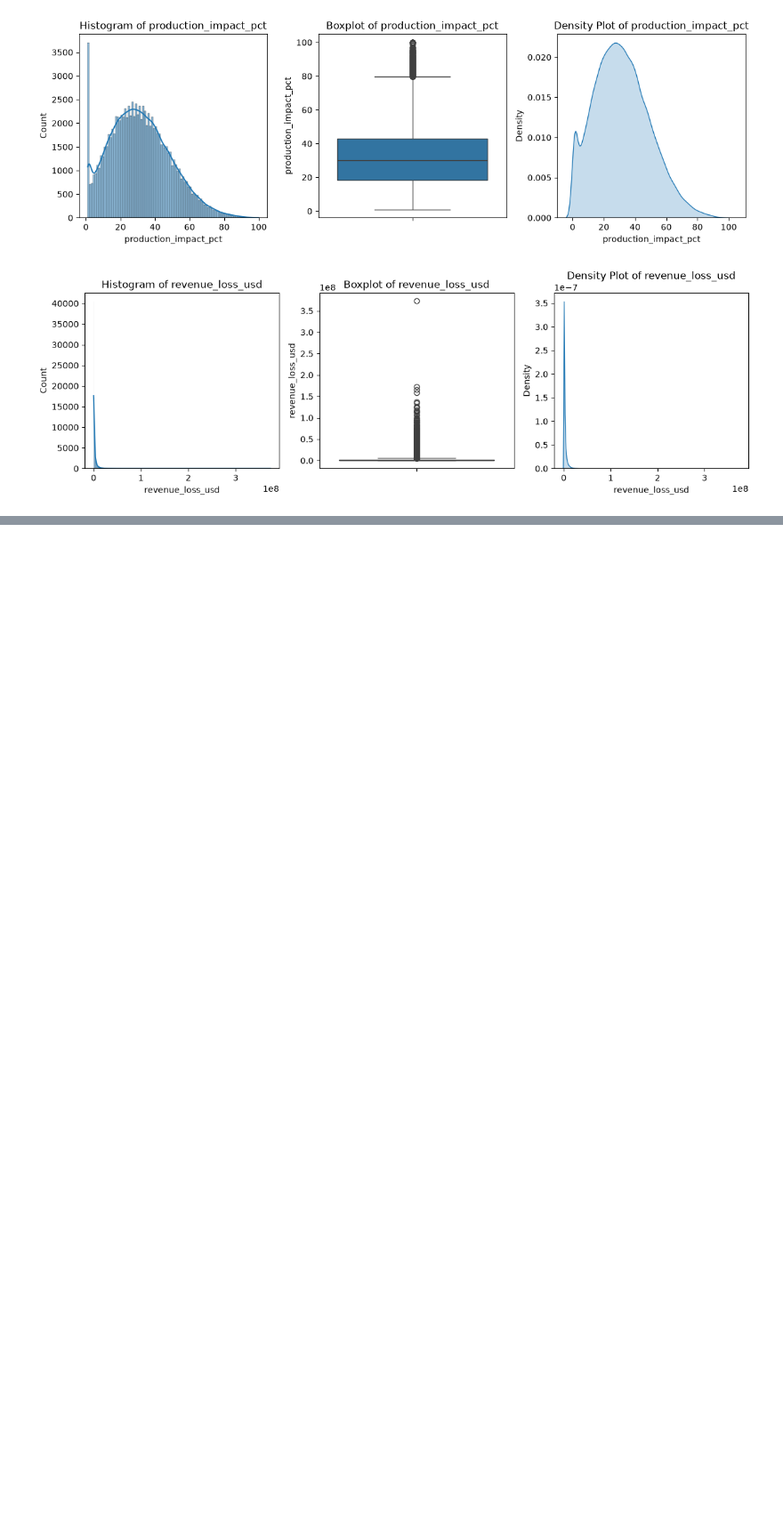
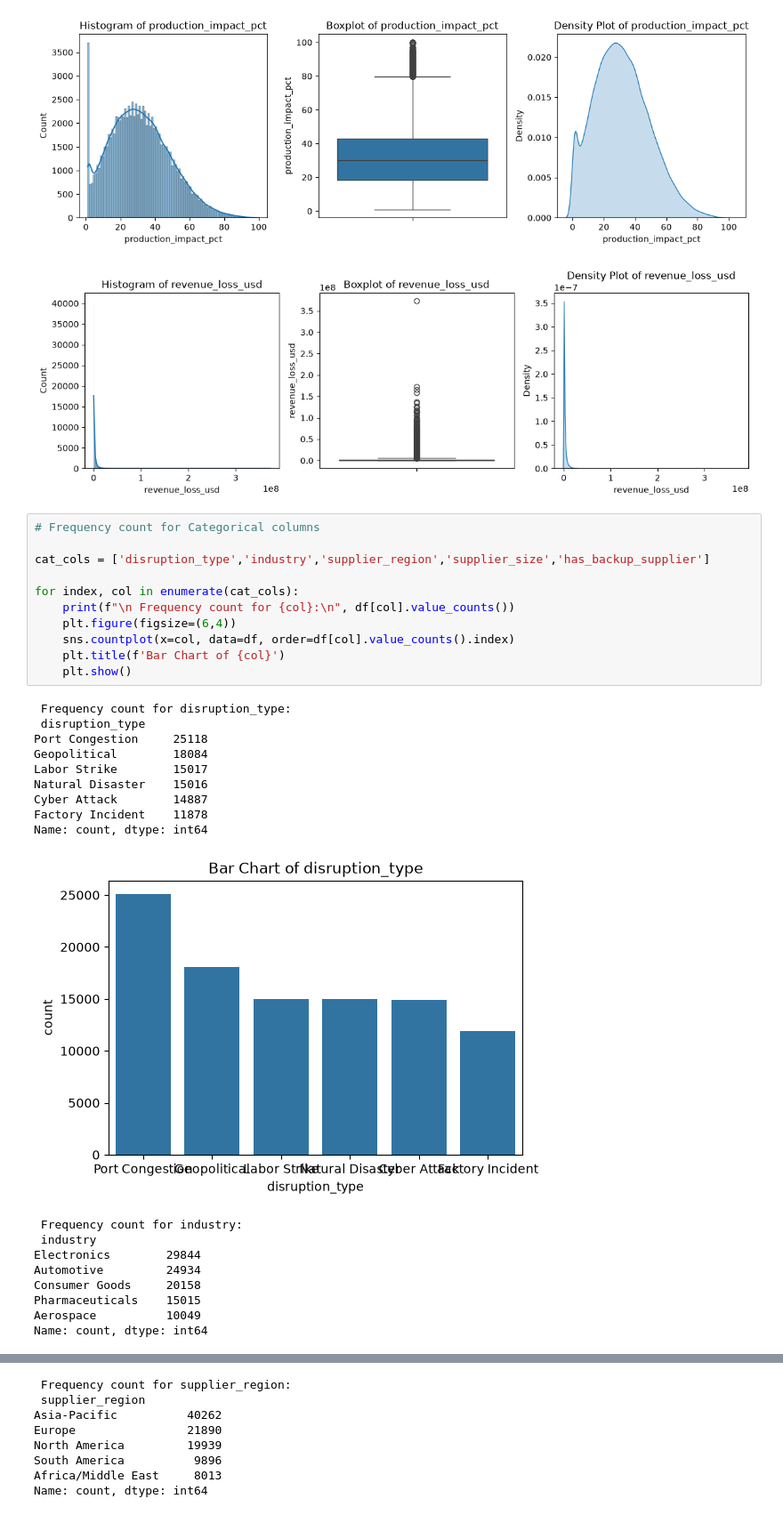
Before and after one commit to underiya-ai/AtmoGraph-Supply-Chain-Ripple-Effect-Predictor, a Jupyter notebook: eda_src/notebooks/eda.ipynb, the cells around one changed output, grey strips where cells are left out. Shown at 89% size. Saved outputs shown, nothing was run; the diff lists cells and outputs as text; blank space fills up the shorter version.

Commit message:
Frequency count for categorical columns

```diff
--- a/eda_src/notebooks/eda.ipynb
+++ b/eda_src/notebooks/eda.ipynb
@@ -86,3 +86,33 @@ for col in numeric_cols:
 [figure]
 [figure]
 [figure]
+# %%
+# Frequency count for Categorical columns
+
+cat_cols = ['disruption_type','industry','supplier_region','supplier_size','has_backup_supplier']
+
+for index, col in enumerate(cat_cols):
+    print(f"\n Frequency count for {col}:\n", df[col].value_counts())
+    plt.figure(figsize=(6,4))
+    sns.countplot(x=col, data=df, order=df[col].value_counts().index)
+    plt.title(f'Bar Chart of {col}')
+    plt.show()
+# %% [output]
+ Frequency count for disruption_type:
+ disruption_type
+Port Congestion     25118
+Geopolitical        18084
+Labor Strike        15017
+Natural Disaster    15016
+Cyber Attack        14887
+Factory Incident    11878
+Name: count, dtype: int64
+[figure, added]
+ Frequency count for industry:
+ industry
+Electronics        29844
+Automotive         24934
+Consumer Goods     20158
+Pharmaceuticals    15015
+Aerospace          10049
+Name: count, dtype: int64
@@ -88,0 +120,8 @@ for col in numeric_cols:
+ Frequency count for supplier_region:
+ supplier_region
+Asia-Pacific          40262
+Europe                21890
+North America         19939
+South America          9896
+Africa/Middle East     8013
+Name: count, dtype: int64
```
Also changed, not shown: parts of 1 cell of this notebook.
